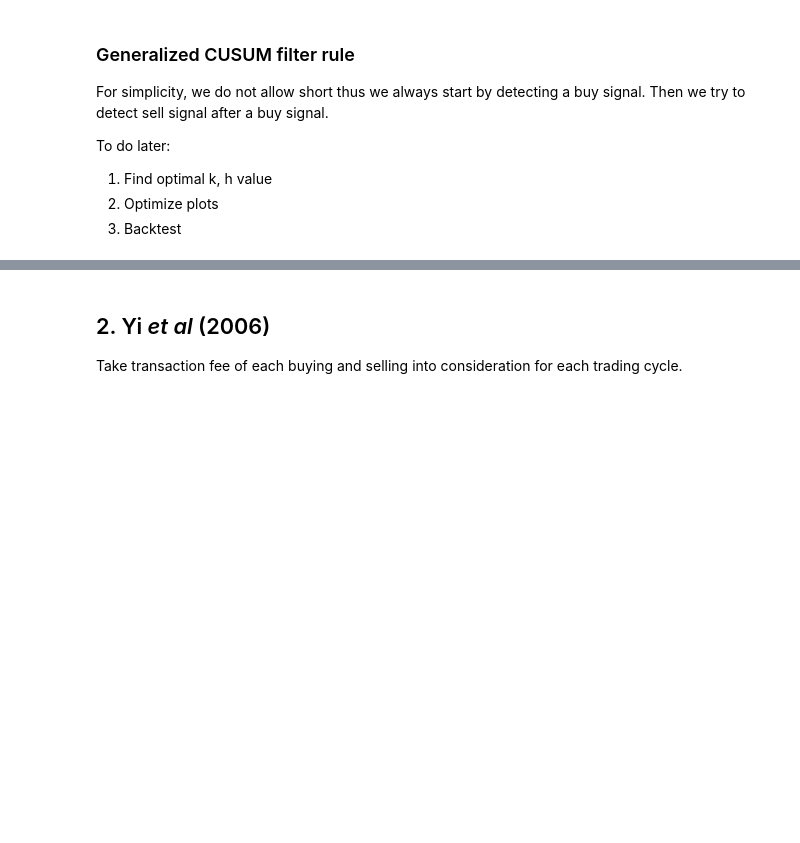
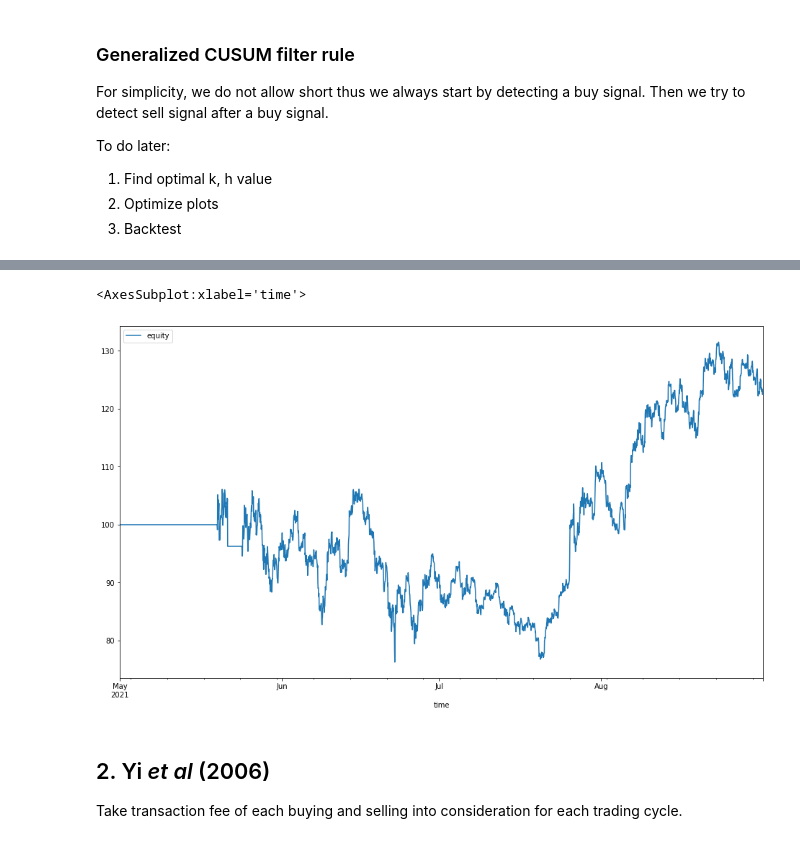
Before and after one commit to type-null/crypto-control, a Jupyter notebook: code/CUSUM4Crypto.ipynb, the cells around one changed output, grey strips where cells are left out. Drawn from its saved outputs; the diff is of its cells as text; code cells hidden in the pictures; blank space fills up the shorter version.

```diff
--- a/code/CUSUM4Crypto.ipynb
+++ b/code/CUSUM4Crypto.ipynb
@@ -146,3 +165,8 @@ np.sum((sellPrice.values-buyPriceEven.values)/buyPriceEven.values)
+# %%
+df.loc[:,['equity']].plot()
+# %% [output]
+<AxesSubplot:xlabel='time'>
+[figure, added]
 # %% [markdown]
 ## 2. Yi *et al* (2006)
 
```
Also changed, not shown: parts of 16 cells of this notebook, 1 other file.
